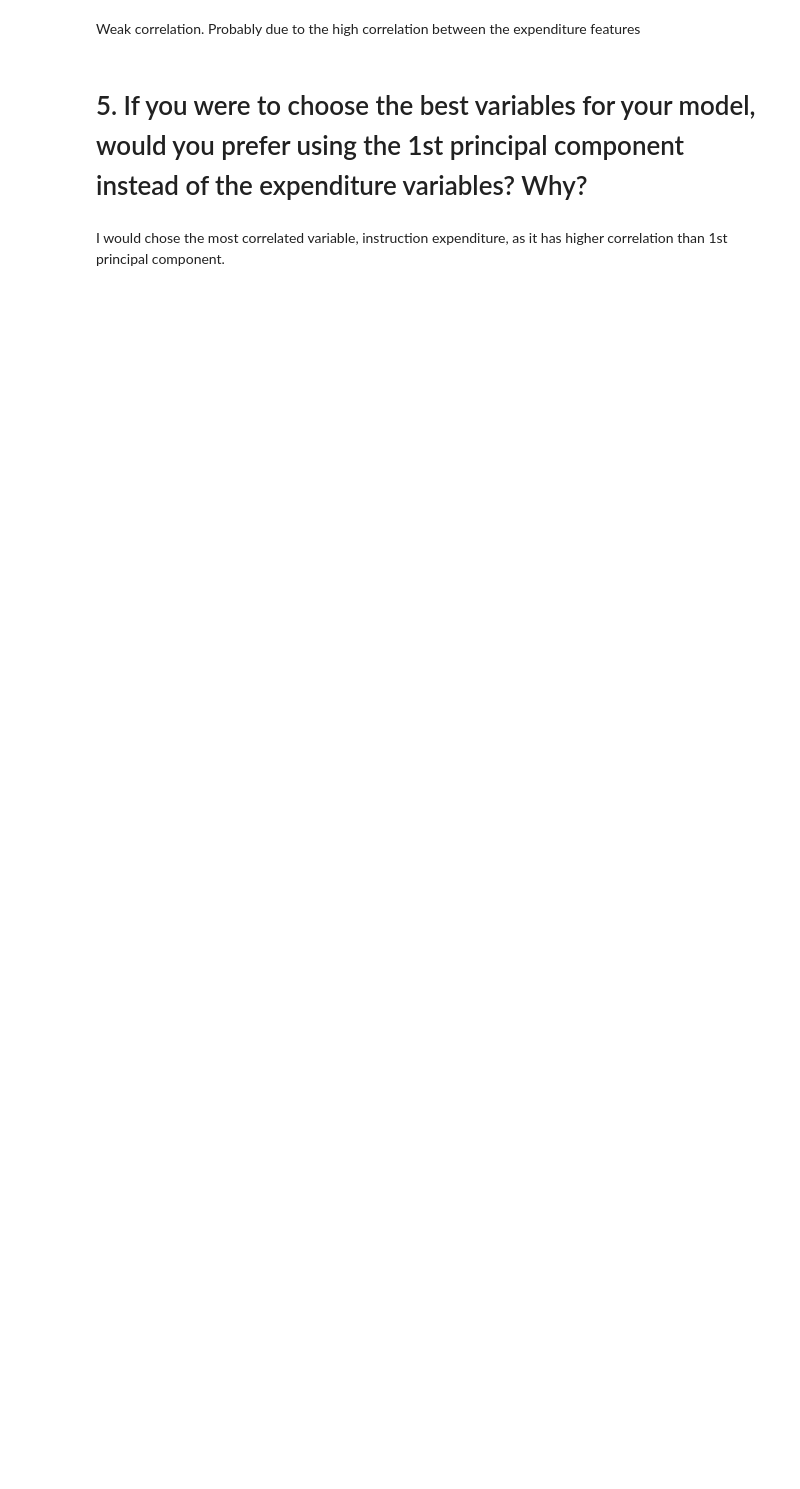
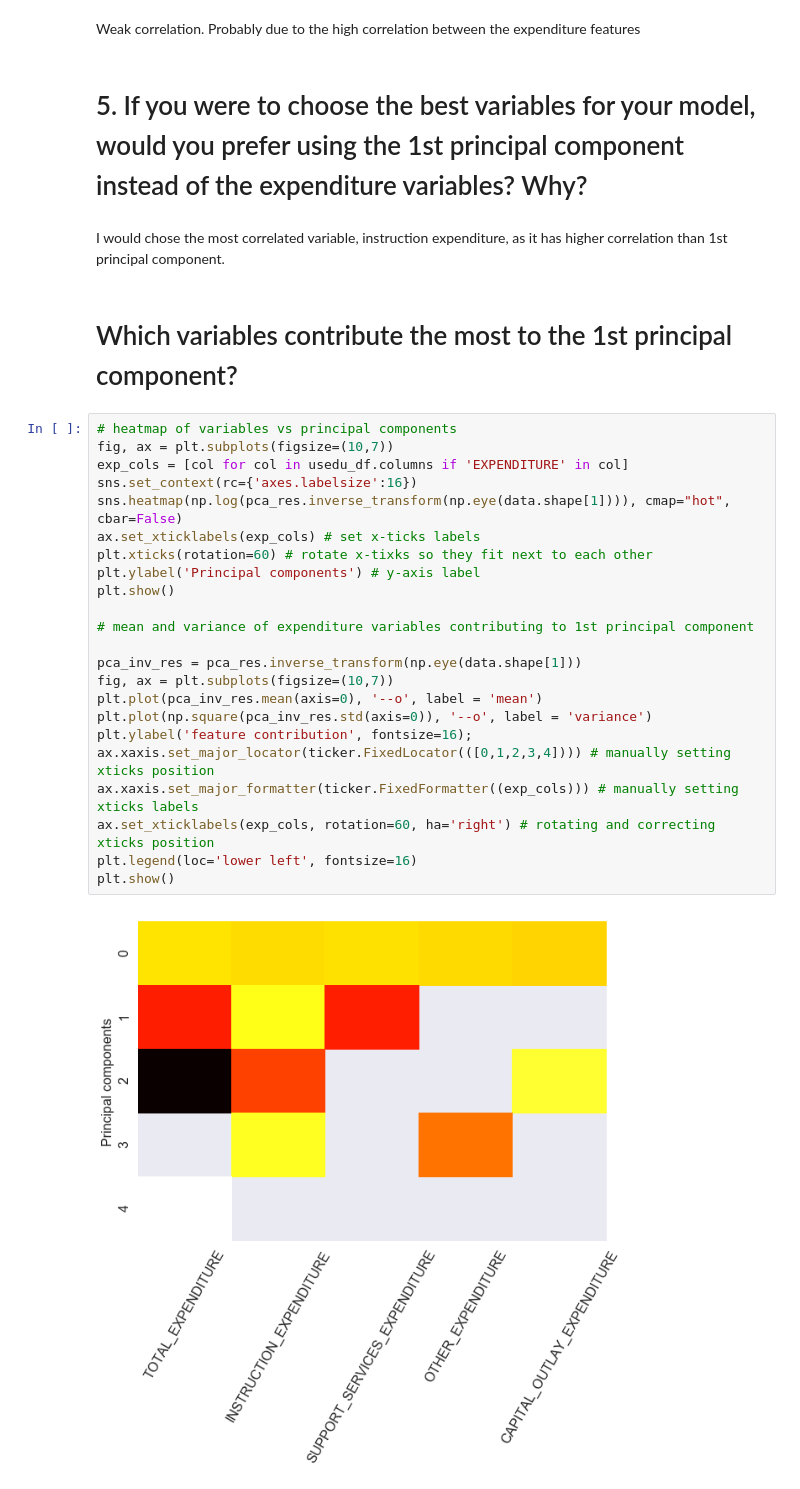
Before and after one commit to WAzaizeh/Main_Course, a Jupyter notebook: Feature engineering 2.ipynb, the cells around one changed output. Drawn from its saved outputs; the diff is of its cells as text; blank space fills up the shorter version.

Commit message:
Added variable contribution analysis

```diff
--- a/Feature engineering 2.ipynb
+++ b/Feature engineering 2.ipynb
@@ -162,3 +162,30 @@ Weak correlation. Probably due to the high correlation between the expenditure f
 # 5. If you were to choose the best variables for your model, would you prefer using the 1st principal component instead of the expenditure variables? Why?
 # %% [markdown]
 I would chose the most correlated variable, instruction expenditure, as it has higher correlation than 1st principal component.
+# %% [markdown]
+# Which variables contribute the most to the 1st principal component?
+# %%
+# heatmap of variables vs principal components
+fig, ax = plt.subplots(figsize=(10,7))
+exp_cols = [col for col in usedu_df.columns if 'EXPENDITURE' in col]
+sns.set_context(rc={'axes.labelsize':16})
+sns.heatmap(np.log(pca_res.inverse_transform(np.eye(data.shape[1]))), cmap="hot", cbar=False)
+ax.set_xticklabels(exp_cols) # set x-ticks labels
+plt.xticks(rotation=60) # rotate x-tixks so they fit next to each other
+plt.ylabel('Principal components') # y-axis label
+plt.show()
+
+# mean and variance of expenditure variables contributing to 1st principal component
+
+pca_inv_res = pca_res.inverse_transform(np.eye(data.shape[1]))
+fig, ax = plt.subplots(figsize=(10,7))
+plt.plot(pca_inv_res.mean(axis=0), '--o', label = 'mean')
+plt.plot(np.square(pca_inv_res.std(axis=0)), '--o', label = 'variance')
+plt.ylabel('feature contribution', fontsize=16);
+ax.xaxis.set_major_locator(ticker.FixedLocator(([0,1,2,3,4]))) # manually setting xticks position
+ax.xaxis.set_major_formatter(ticker.FixedFormatter((exp_cols))) # manually setting xticks labels
+ax.set_xticklabels(exp_cols, rotation=60, ha='right') # rotating and correcting xticks position
+plt.legend(loc='lower left', fontsize=16)
+plt.show()
+# %% [output]
+[figure, added]
```
Also changed, not shown: parts of 3 cells of this notebook.
